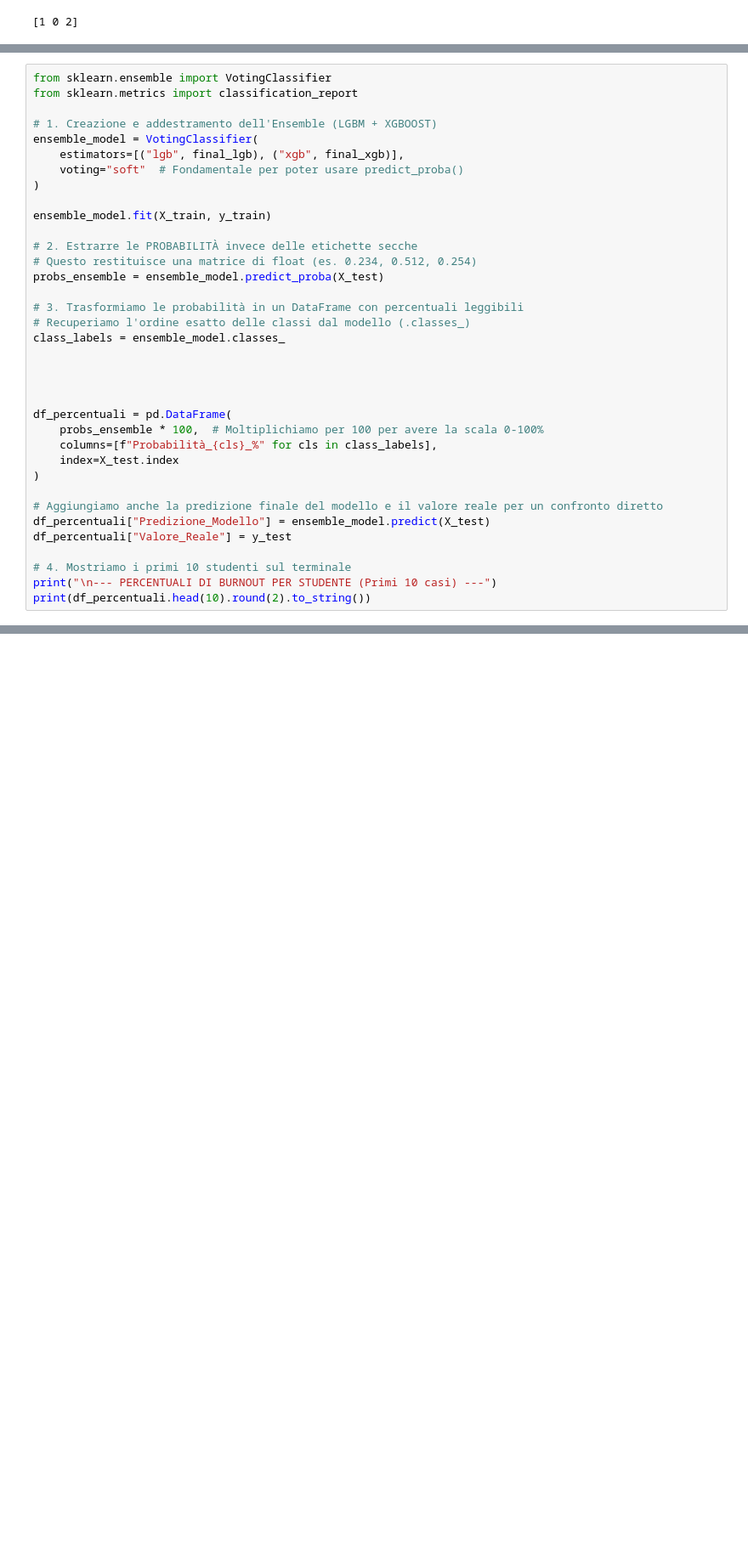
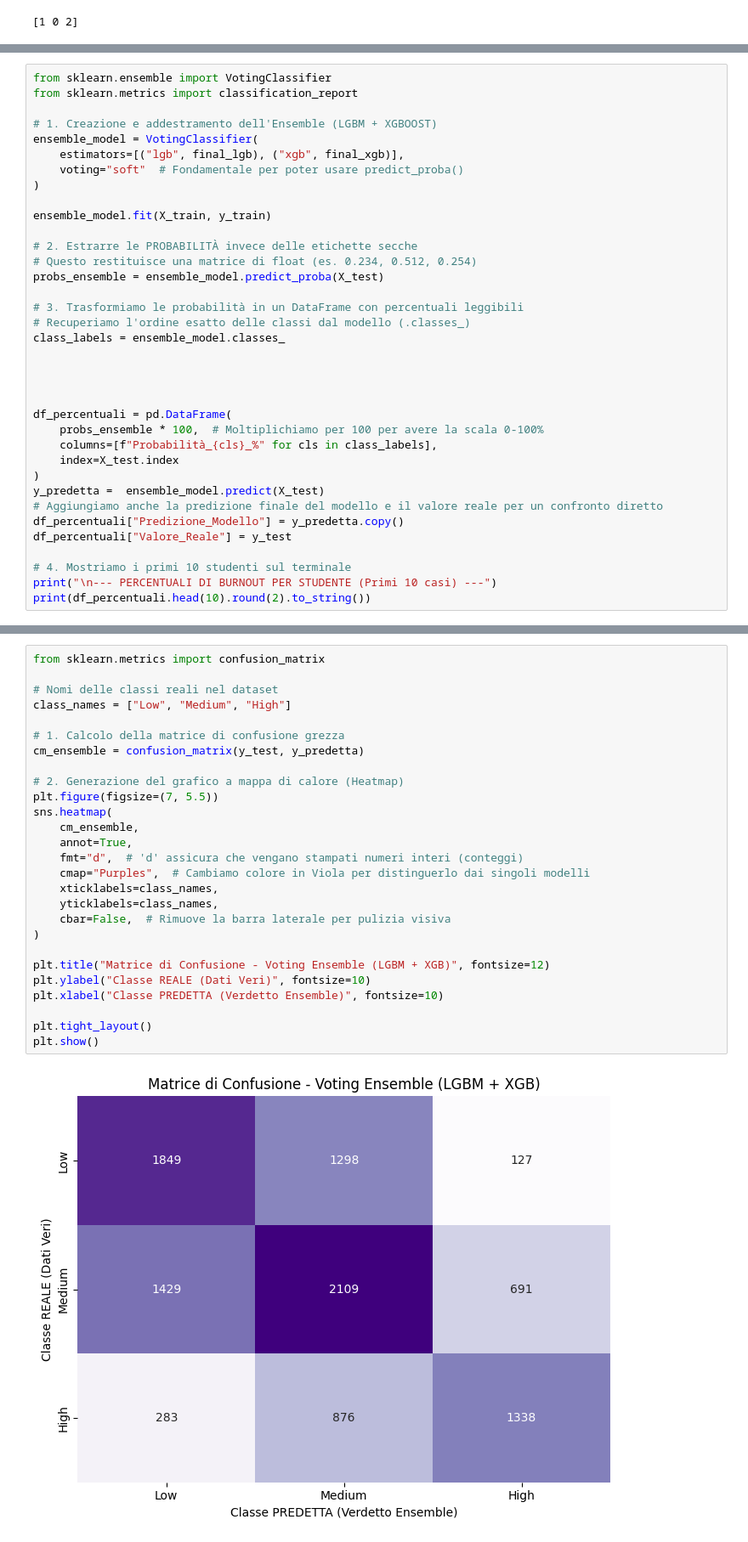
Before and after one commit to GabrieleBan/AI_Impact_on_Students, a Jupyter notebook: predizione burnout__v2.ipynb, the cells around one changed output, grey strips where cells are left out. Shown at 85% size. Cells and saved outputs as stored; diff of their text form; blank space fills up the shorter version.

```diff
--- a/predizione burnout__v2.ipynb
+++ b/predizione burnout__v2.ipynb
@@ -785,9 +814,9 @@ df_percentuali = pd.DataFrame(
     columns=[f"Probabilità_{cls}_%" for cls in class_labels],
     index=X_test.index
 )
-
+y_predetta =  ensemble_model.predict(X_test)
 # Aggiungiamo anche la predizione finale del modello e il valore reale per un confronto diretto
-df_percentuali["Predizione_Modello"] = ensemble_model.predict(X_test)
+df_percentuali["Predizione_Modello"] = y_predetta.copy()
 df_percentuali["Valore_Reale"] = y_test
 
 # 4. Mostriamo i primi 10 studenti sul terminale
@@ -878,0 +928,29 @@ joblib.dump(ensemble_model, filename=filename)
+# %%
+from sklearn.metrics import confusion_matrix
+
+# Nomi delle classi reali nel dataset
+class_names = ["Low", "Medium", "High"]
+
+# 1. Calcolo della matrice di confusione grezza
+cm_ensemble = confusion_matrix(y_test, y_predetta)
+
+# 2. Generazione del grafico a mappa di calore (Heatmap)
+plt.figure(figsize=(7, 5.5))
+sns.heatmap(
+    cm_ensemble,
+    annot=True,
+    fmt="d",  # 'd' assicura che vengano stampati numeri interi (conteggi)
+    cmap="Purples",  # Cambiamo colore in Viola per distinguerlo dai singoli modelli
+    xticklabels=class_names,
+    yticklabels=class_names,
+    cbar=False,  # Rimuove la barra laterale per pulizia visiva
+)
+
+plt.title("Matrice di Confusione - Voting Ensemble (LGBM + XGB)", fontsize=12)
+plt.ylabel("Classe REALE (Dati Veri)", fontsize=10)
+plt.xlabel("Classe PREDETTA (Verdetto Ensemble)", fontsize=10)
+
+plt.tight_layout()
+plt.show()
+# %% [output]
+[figure, added]
```
Also changed, not shown: parts of 15 cells of this notebook, 1 other file.
